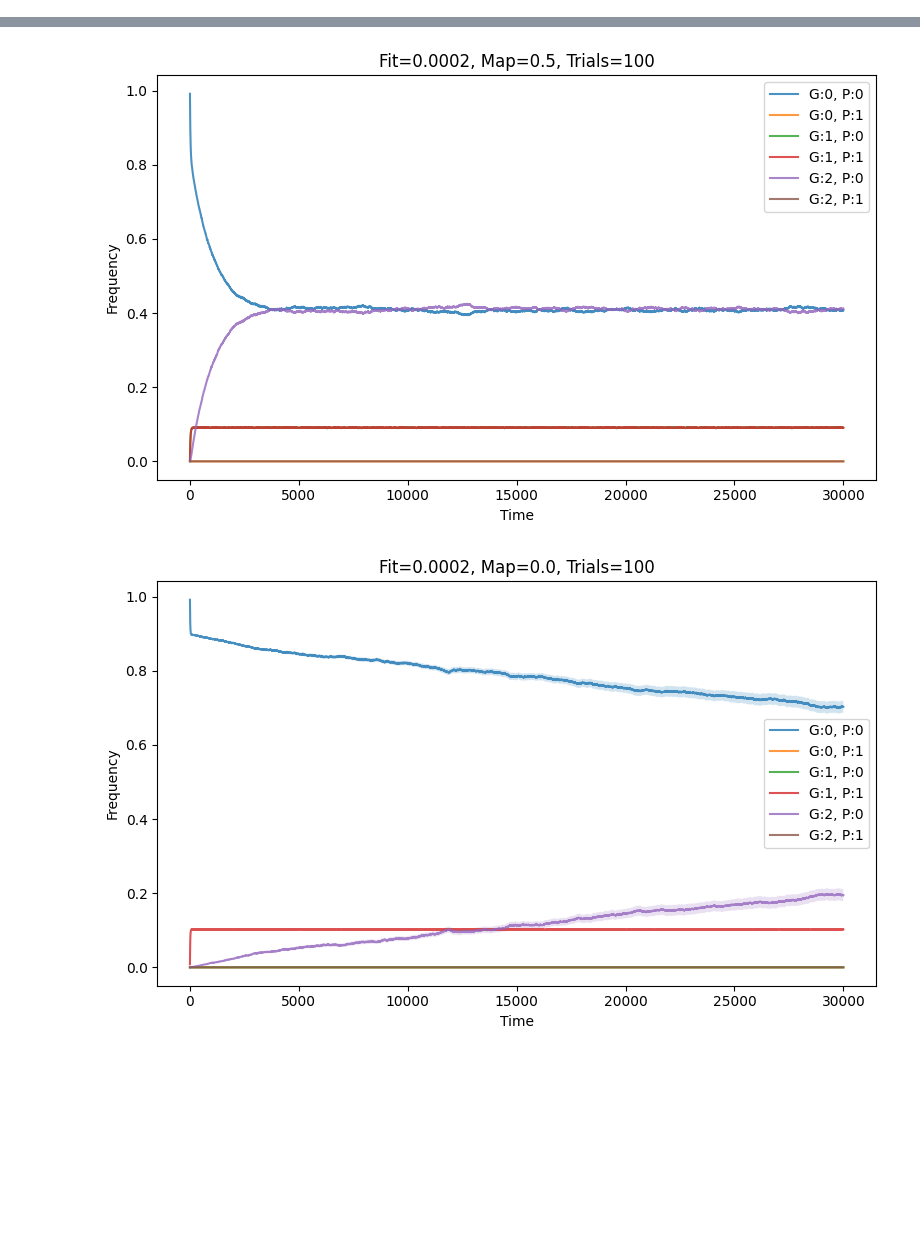
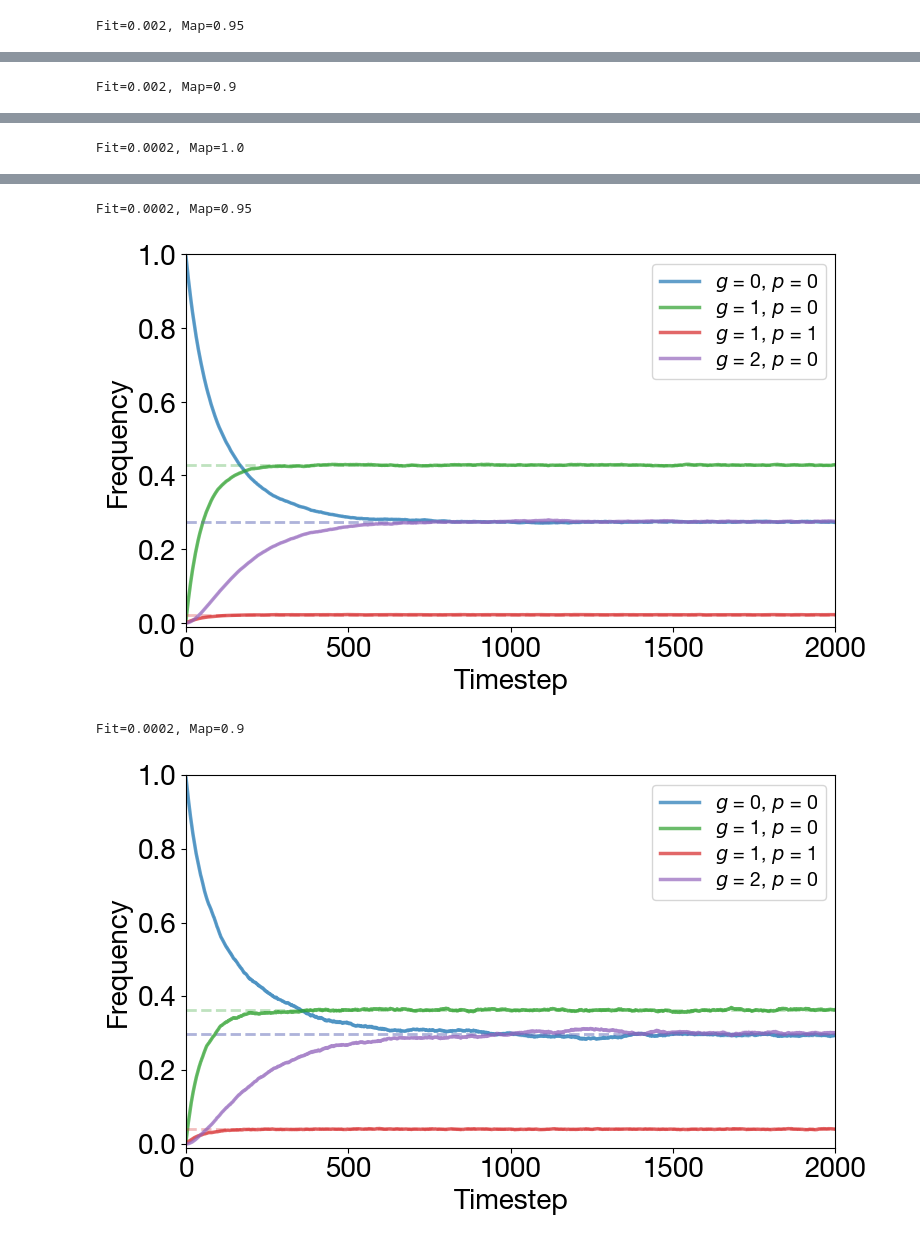
Before and after one commit to vastcollab/ProPGen, a Jupyter notebook: plots/bridge.ipynb, the cells around one changed output, grey strips where cells are left out. Cells and saved outputs as stored; diff of their text form; code cells hidden in the pictures; blank space fills up the shorter version.

Commit message:
initial bridge figure formatting

```diff
--- a/plots/bridge.ipynb
+++ b/plots/bridge.ipynb
@@ -4,11 +4,18 @@ import re
 import pickle
 import numpy as np
 import matplotlib.pyplot as plt
+# %%
+data_dir = "/Users/asapp/Documents/VAST/sim_results/bridge"
+
+font = {'family' : 'Helvetica Neue',
+        'weight' : 'normal',
+        'size'   : 20}
+
+plt.rc('font', **font)
 # %%
 # -------------------------
 # Settings
 # -------------------------
-data_dir = "/data/cb/asapp/VAST/sim_results/bridge_old/bridge"
 fits = ["0.002", "0.0002"]         # fitness values
 
 # regex to parse filenames
@@ -47,6 +54,8 @@ for fit in fits:
                 data = pickle.load(f)
                 # freq_timeseries shape: (Ng, Np, T)
                 trajectories.append(data["freq_timeseries"])
+                theoretical_vals = np.array(data['f_eq']).reshape(3,2) # same for all
+
 
         trajectories = np.array(trajectories)  # (num_trials, Ng, Np, T)
 
@@ -60,26 +69,45 @@ for fit in fits:
         Ng, Np, T = mean_traj.shape
         timepoints = np.arange(T)
 
+        # keep only these (i, j) pairs
+        selected_pairs = [(0, 0), (1, 0), (1, 1), (2, 0)]
+
         for i in range(Ng):
             for j in range(Np):
-                plt.plot(
+                if (i, j) not in selected_pairs:
+                    # still advance the color cycle to keep consistency
+                    plt.plot([], [])
+                    continue
+
+                line, = plt.plot(
                     timepoints,
                     mean_traj[i, j, :],
-                    label=f"G:{i}, P:{j}",
-                    alpha=0.8
+                    label=f'$g$ = {i}, $p$ = {j}',
+                    alpha=0.7,
+                    linewidth=2.5
                 )
                 plt.fill_between(
                     timepoints,
                     mean_traj[i, j, :] - sem_traj[i, j, :],
                     mean_traj[i, j, :] + sem_traj[i, j, :],
-                    alpha=0.2
+                    alpha=0.2,
+                    color=line.get_color()
+                )
+
+                # theoretical horizontal line
+                th = theoretical_vals[i, j]
+                plt.axhline(
+                    th, linestyle="--", linewidth=2,
+                    alpha=0.3, color=plt.gca().lines[-1].get_color()  # match curve color
                 )
 
         map_val = 1 - float(map_val)
-        plt.title(f"Fit={fit}, Map={map_val}, Trials={len(file_list)}")
-        plt.xlabel("Time")
+        print(f"Fit={fit}, Map={map_val}")
+        plt.xlabel("Timestep")
         plt.ylabel("Frequency")
-        plt.legend()
+        plt.legend(fontsize=14, loc="upper right", labelspacing=0.2)
         plt.tight_layout()
+        plt.ylim(-0.01, 1)
+        plt.xlim(-0.1, 2000)
         plt.show()
 # %% [output]
@@ -86,0 +116 @@ for fit in fits:
+Fit=0.002, Map=0.95
@@ -87,0 +118 @@ for fit in fits:
+Fit=0.002, Map=0.9
@@ -88,0 +120 @@ for fit in fits:
+Fit=0.0002, Map=1.0
@@ -90,2 +122,4 @@ for fit in fits:
+Fit=0.0002, Map=0.95
-[figure, old version]
+[figure, new version]
+Fit=0.0002, Map=0.9
-[figure, old version]
+[figure, new version]
```
Also changed, not shown: parts of 1 cell of this notebook, 1 other file.
